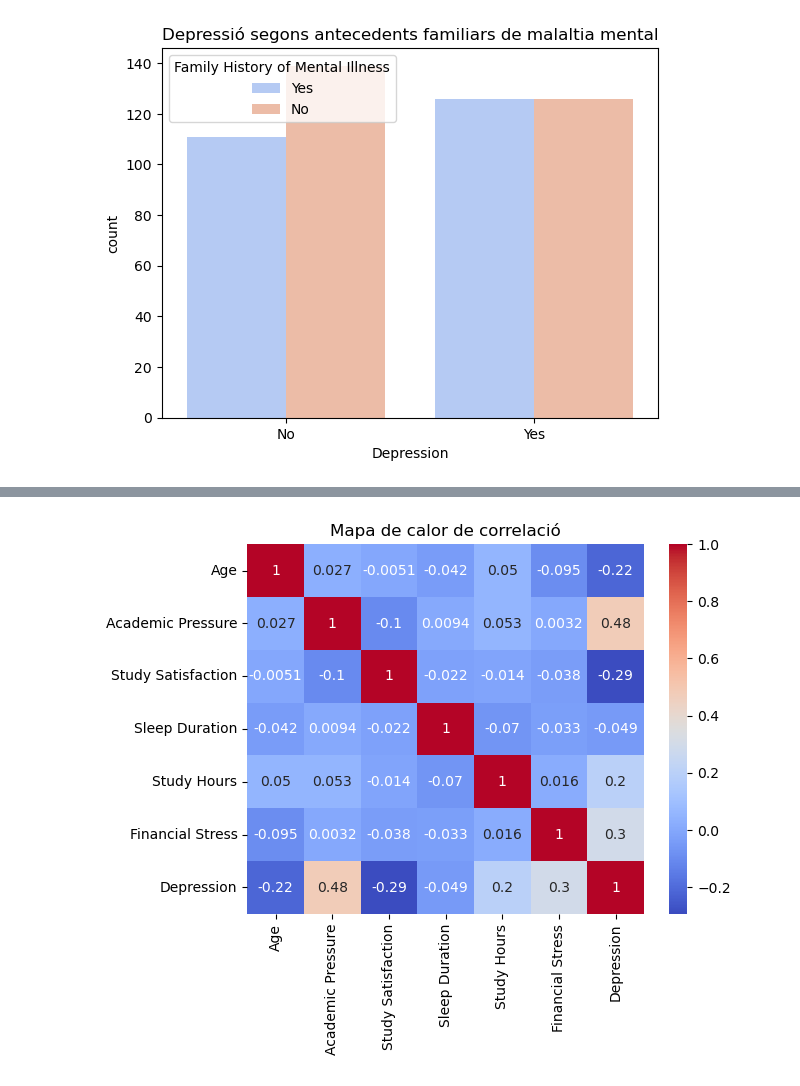
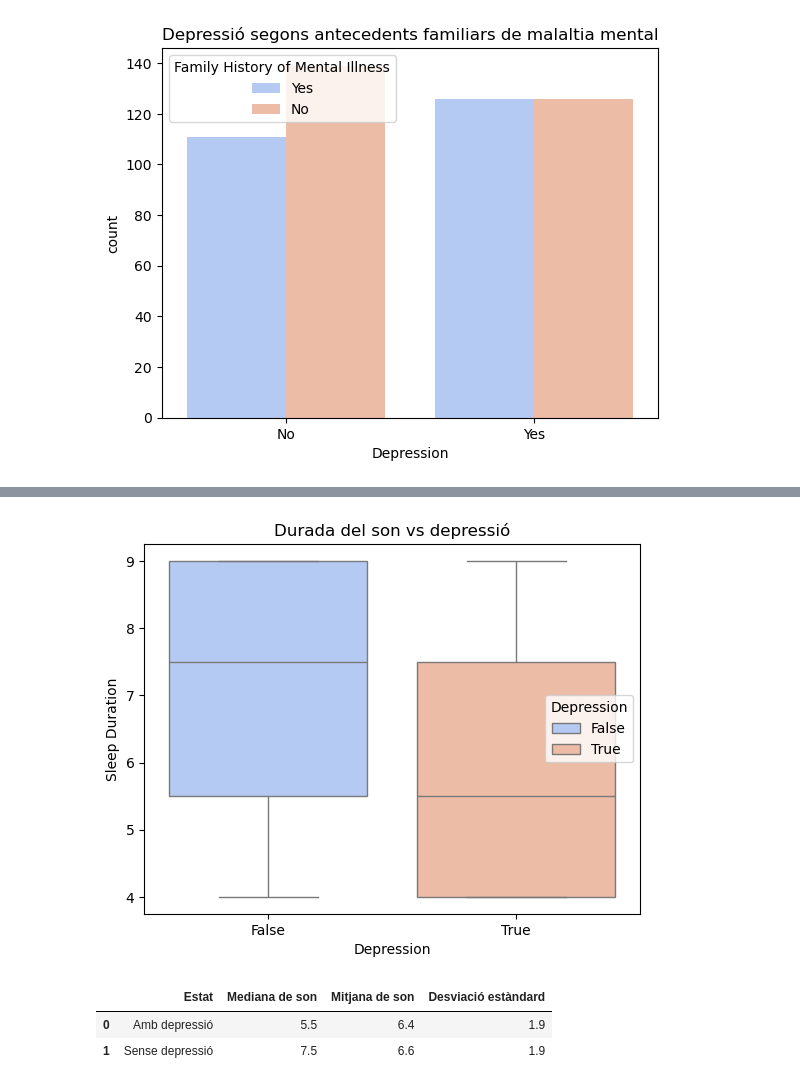
Before and after one commit to Azogue99/Activitat_4_Python_Dataset_Hernandez_Garzon_Azogue_Li, a Jupyter notebook: Notebook_Depression_Student_Arnau.ipynb, the cells around one changed output, grey strips where cells are left out. Cells and saved outputs as stored; diff of their text form; code cells hidden in the pictures.

```diff
--- a/Notebook_Depression_Student_Arnau.ipynb
+++ b/Notebook_Depression_Student_Arnau.ipynb
@@ -147,7 +85,0 @@ filtered_data = data[numeric_columns + ['Depression']].dropna()
-# %%
-# Map de calor de correlació per analitzar les relacions entre variables numèriques
-sns.heatmap(filtered_data.corr(), annot=True, cmap='coolwarm')
-plt.title('Mapa de calor de correlació')
-plt.show()
-# %% [output]
-[figure, removed]
@@ -153,0 +124,33 @@ plt.show()
+# %%
+# Analitzar la durada del son i la depressió
+sns.boxplot(x='Depression', y='Sleep Duration', hue='Depression', data=data, palette='coolwarm')
+plt.title('Durada del son vs depressió')
+plt.show()
+
+# Calcular la mediana
+median_sleep_with_depression = round(data[data['Depression'] == True]['Sleep Duration'].median(), 1)
+median_sleep_without_depression = round(data[data['Depression'] == False]['Sleep Duration'].median(), 1)
+
+# Calcular la mitjana
+mean_sleep_with_depression = round(data[data['Depression'] == True]['Sleep Duration'].mean(), 1)
+mean_sleep_without_depression = round(data[data['Depression'] == False]['Sleep Duration'].mean(), 1)
+
+# Calcular la desviació estàndard
+std_sleep_with_depression = round(data[data['Depression'] == True]['Sleep Duration'].std(), 1)
+std_sleep_without_depression = round(data[data['Depression'] == False]['Sleep Duration'].std(), 1)
+
+# Resultats amb mediana, mitjana i desviació estàndard
+metrics = {
+    'Estat': ['Amb depressió', 'Sense depressió'],
+    'Mediana de son': [median_sleep_with_depression, median_sleep_without_depression],
+    'Mitjana de son': [mean_sleep_with_depression, mean_sleep_without_depression],
+    'Desviació estàndard': [std_sleep_with_depression, std_sleep_without_depression]
+}
+
+# Mostrar els resultats
+display(pd.DataFrame(metrics))
+# %% [output]
+[figure, added]
+|  | Estat | Mediana de son | Mitjana de son | Desviació estàndard |
+| 0 | Amb depressió | 5.5 | 6.4 | 1.9 |
+| 1 | Sense depressió | 7.5 | 6.6 | 1.9 |
```
Also changed, not shown: parts of 10 cells of this notebook.
